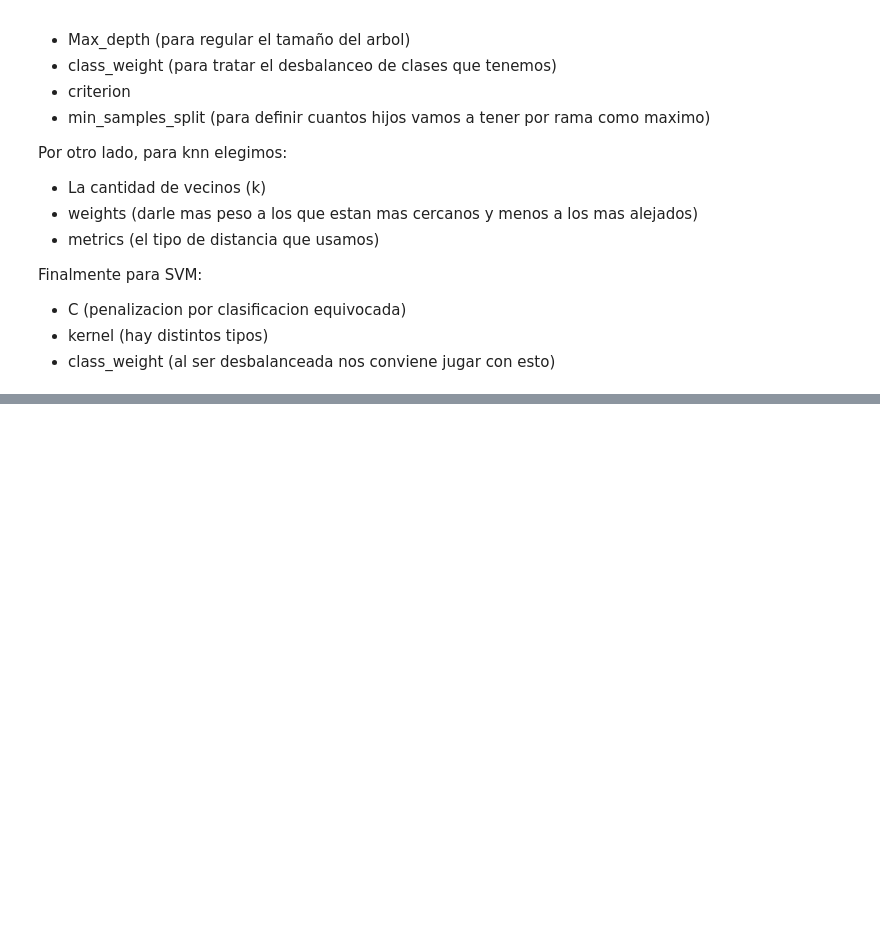
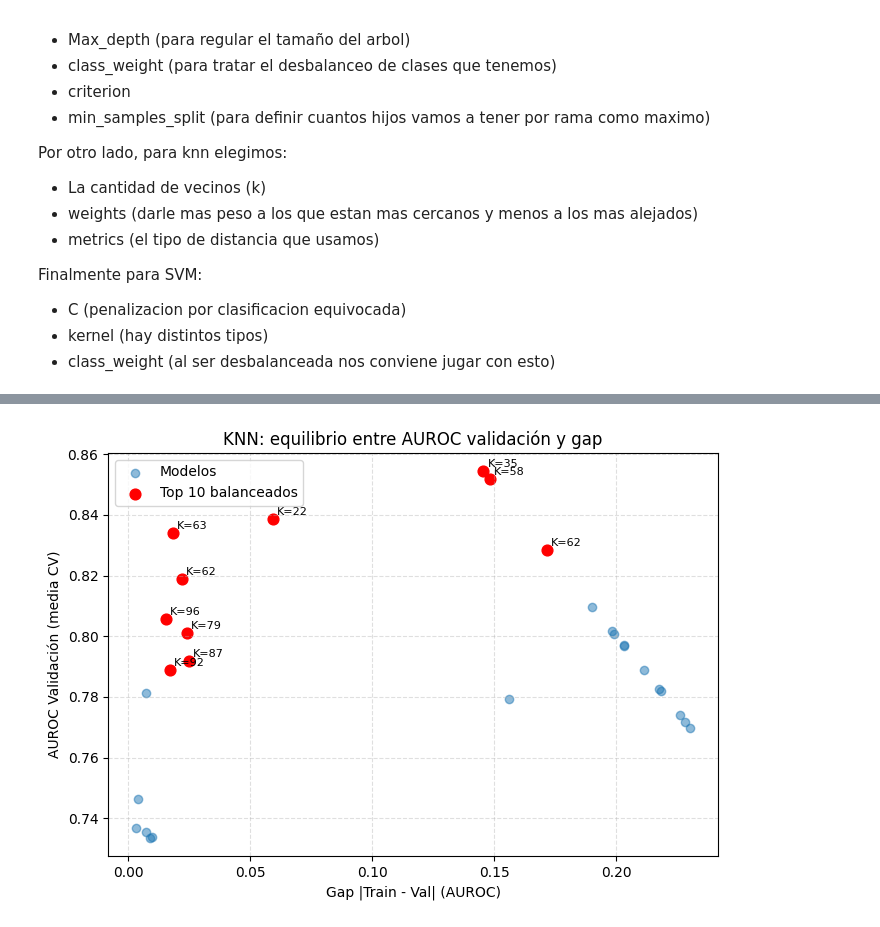
Before and after one commit to EmiLaPiola/NumLabIMC, a Jupyter notebook: Copia_de_TP_automático.ipynb, the cells around one changed output, grey strips where cells are left out. Cells and saved outputs as stored; diff of their text form; code cells hidden in the pictures; blank space fills up the shorter version.

```diff
--- a/Copia_de_TP_automático.ipynb
+++ b/Copia_de_TP_automático.ipynb
@@ -532,0 +655,84 @@ Mejor AUROC promedio en validación: 0.6910624046529368
+# %%
+# CHAMULLAR UN POCO DE PORQUE HACEMOS ESTO , PORQUE HAY ALGUNOS QUE TIENEN ALTA VALIDACION EN AUCROC PERO QUE EN REALDIAD ESTAN RE OVERFITIANDO
+
+
+import matplotlib.pyplot as plt
+
+# --- Filtrar: solo casos donde train > valid (sobreajuste clásico) ---
+cvres_overfit = cvres_knn.copy()
+cvres_overfit = cvres_overfit[cvres_overfit["mean_train_score"] > cvres_overfit["mean_test_score"]].copy()
+
+# calcular gap
+cvres_overfit["generalization_gap"] = (
+    cvres_overfit["mean_train_score"] - cvres_overfit["mean_test_score"]
+).abs()
+
+# --- Construir un score combinado ---
+# normalizamos AUROC y gap a [0,1]
+def minmax(s):
+    return (s - s.min()) / (s.max() - s.min() + 1e-12)
+
+auc_n = minmax(cvres_overfit["mean_test_score"])
+gap_n = minmax(cvres_overfit["generalization_gap"])
+
+alpha = 0.7  # peso relativo de AUROC (0.7 AUROC, 0.3 estabilidad)
+cvres_overfit["score_mix"] = alpha * auc_n + (1 - alpha) * (1 - gap_n)
+
+# ordenar por el score combinado
+cvres_ranked = cvres_overfit.sort_values("score_mix", ascending=False)
+
+cols_rank = [
+    "param_n_neighbors",
+    "param_weights",
+    "param_metric",
+    "mean_test_score",
+    "mean_train_score",
+    "generalization_gap",
+    "score_mix",
+]
+
+mapeo_nombres_knn.update({
+    "generalization_gap": "Gap |Train - Val|",
+    "score_mix": "Score combinado (AUROC↑, Gap↓)",
+})
+
+print("\nTop 10 balanceados (AUROC alto + poco gap):")
+display(
+    cvres_ranked[cols_rank]
+    .head(10)
+    .round(4)
+    .rename(columns=mapeo_nombres_knn)
+)
+
+# --- Visualización: scatter AUROC vs GAP ---
+plt.figure(figsize=(7,5))
+plt.scatter(
+    cvres_overfit["generalization_gap"],
+    cvres_overfit["mean_test_score"],
+    alpha=0.5,
+    label="Modelos"
+)
+
+# remarcar top 10
+top10 = cvres_ranked.head(10)
+plt.scatter(
+    top10["generalization_gap"],
+    top10["mean_test_score"],
+    color="red",
+    s=60,
+    label="Top 10 balanceados"
+)
+
+for _, r in top10.iterrows():
+    plt.annotate(f'K={r["param_n_neighbors"]}',
+                 (r["generalization_gap"], r["mean_test_score"]),
+                 fontsize=8, xytext=(3,3), textcoords="offset points")
+
+plt.xlabel("Gap |Train - Val| (AUROC)")
+plt.ylabel("AUROC Validación (media CV)")
+plt.title("KNN: equilibrio entre AUROC validación y gap")
+plt.grid(True, linestyle="--", alpha=0.4)
+plt.legend()
+plt.tight_layout()
+plt.show()
+# %% [output]
@@ -532,0 +751 @@ Mejor AUROC promedio en validación: 0.6910624046529368
+[figure, added]
```
Also changed, not shown: parts of 17 cells of this notebook.
